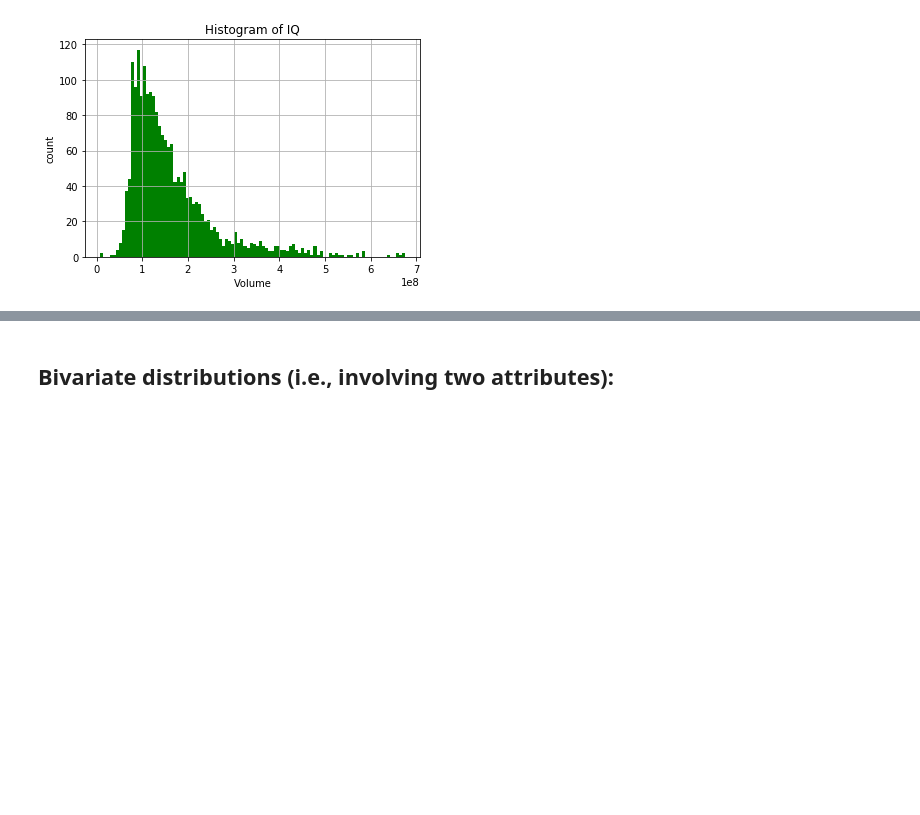
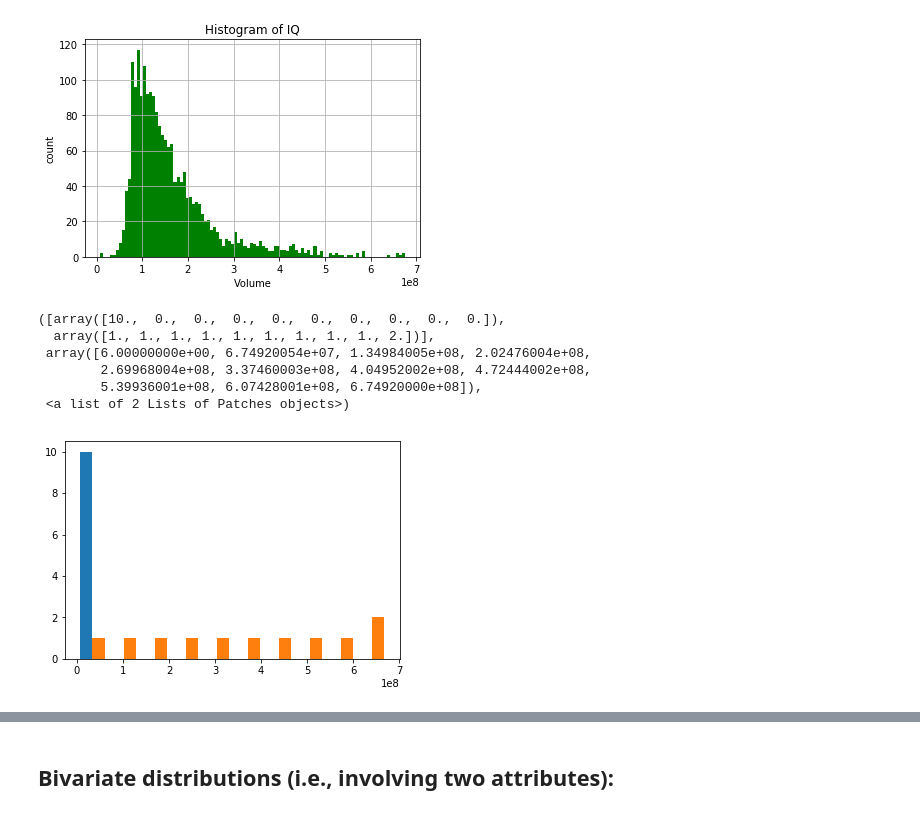
Before and after one commit to abbasiehsan1991/DataMining_concepts, a Jupyter notebook: Data_Mining_Concepts.ipynb, the cells around one changed output, grey strips where cells are left out. Saved outputs shown, nothing was run; the diff lists cells and outputs as text; code cells hidden in the pictures; blank space fills up the shorter version.

```diff
--- a/Data_Mining_Concepts.ipynb
+++ b/Data_Mining_Concepts.ipynb
@@ -217,3 +217,13 @@ plt.grid(True)
 # plt.show()
 # %% [output]
 [figure]
+# %%
+plt.hist(np.histogram(df.Volume))
+# %% [output]
+([array([10.,  0.,  0.,  0.,  0.,  0.,  0.,  0.,  0.,  0.]),
+  array([1., 1., 1., 1., 1., 1., 1., 1., 1., 2.])],
+ array([6.00000000e+00, 6.74920054e+07, 1.34984005e+08, 2.02476004e+08,
+        2.69968004e+08, 3.37460003e+08, 4.04952002e+08, 4.72444002e+08,
+        5.39936001e+08, 6.07428001e+08, 6.74920000e+08]),
+ <a list of 2 Lists of Patches objects>)
+[figure, added]
```
Also changed, not shown: parts of 3 cells of this notebook.
